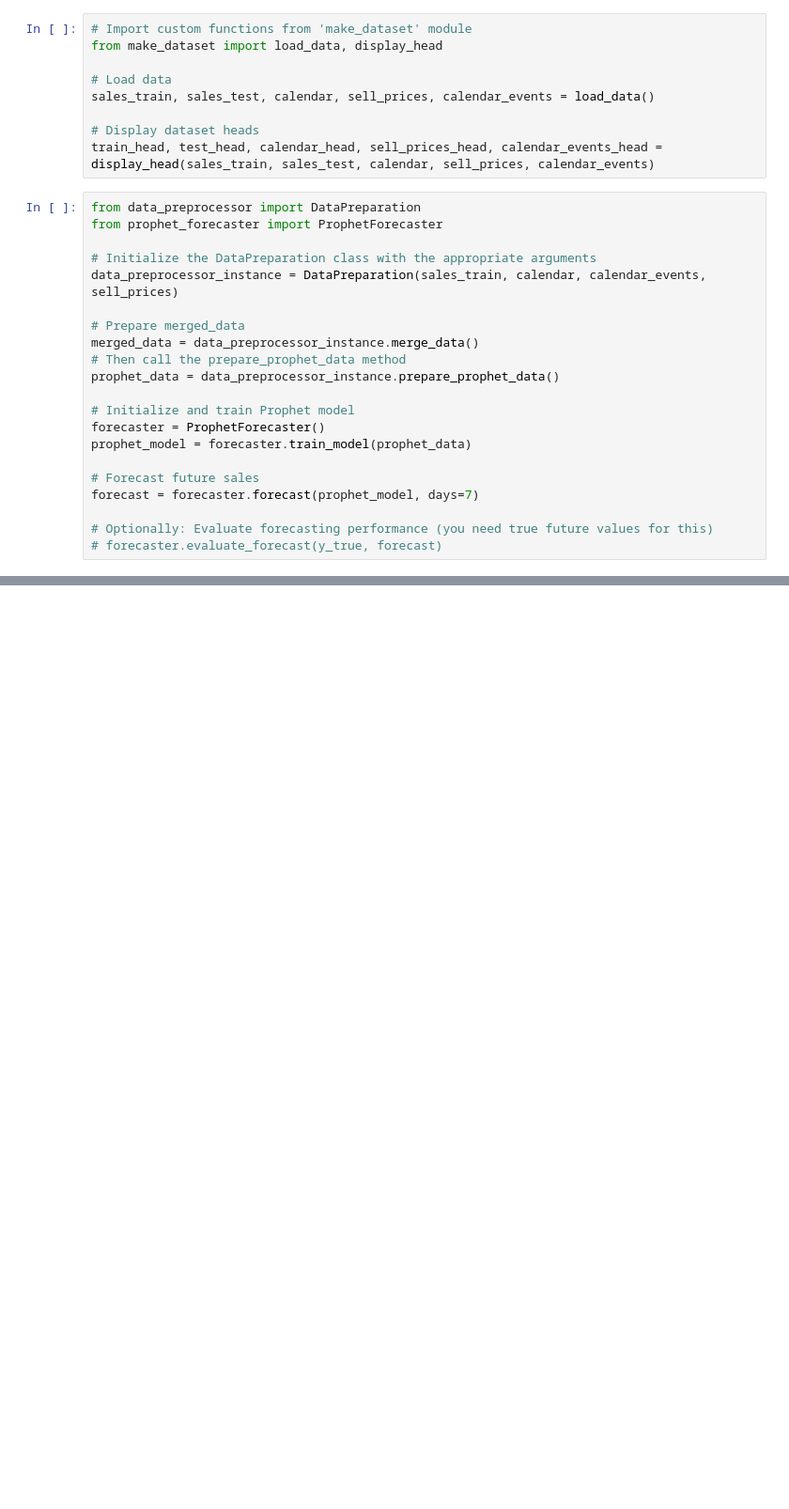
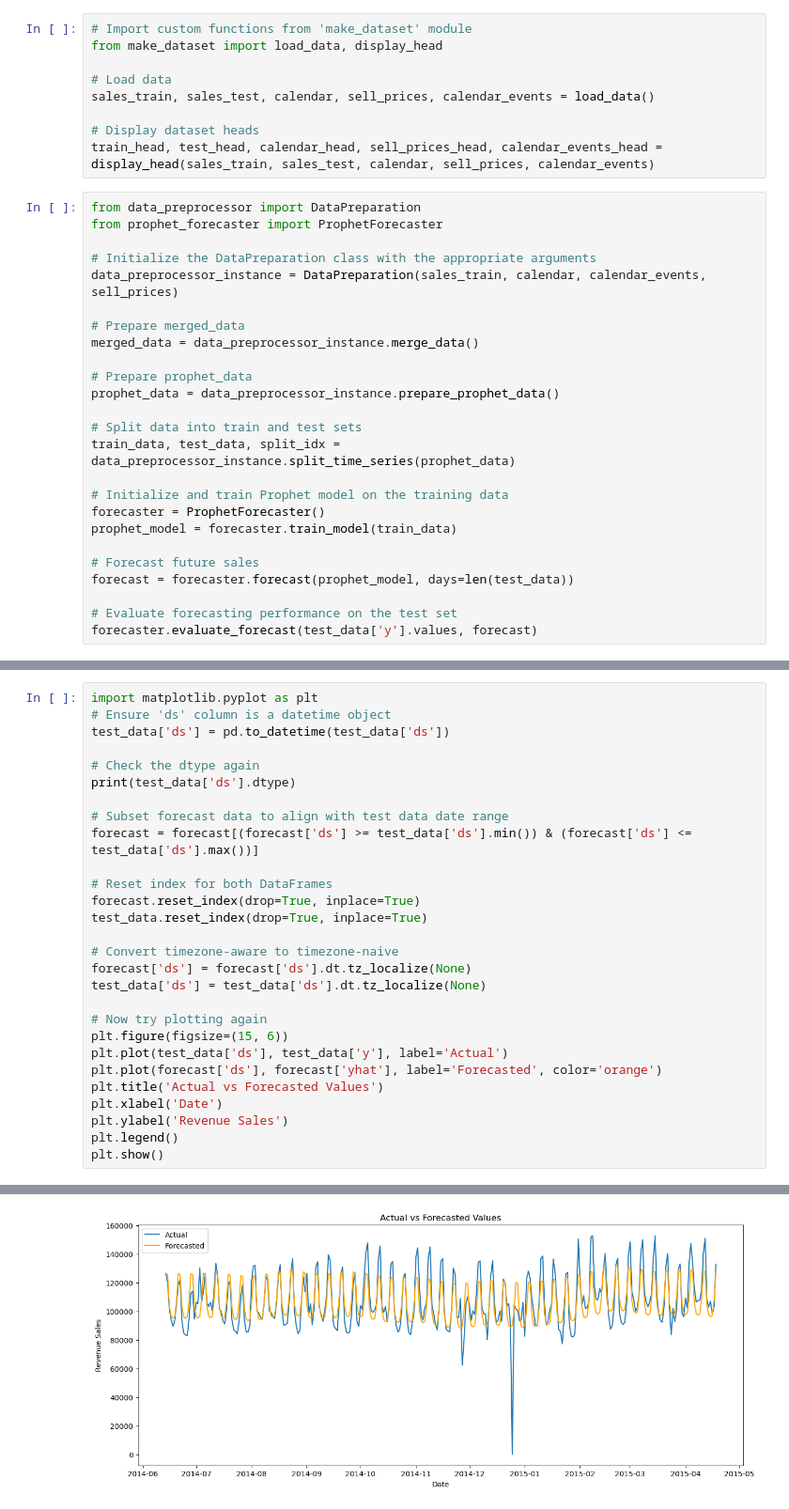
Before and after one commit to vishalraj247/SalesMaster-ML, a Jupyter notebook: notebooks/forecasting/raj_vishal-14227627-forecasting_phophet.ipynb, the cells around one changed output, grey strips where cells are left out. Shown: that part at 94% size. Cells and saved outputs as stored; diff of their text form; blank space fills up the shorter version.

```diff
--- a/notebooks/forecasting/raj_vishal-14227627-forecasting_phophet.ipynb
+++ b/notebooks/forecasting/raj_vishal-14227627-forecasting_phophet.ipynb
@@ -25,16 +25,20 @@ data_preprocessor_instance = DataPreparation(sales_train, calendar, calendar_eve
 
 # Prepare merged_data
 merged_data = data_preprocessor_instance.merge_data()
-# Then call the prepare_prophet_data method
+
+# Prepare prophet_data
 prophet_data = data_preprocessor_instance.prepare_prophet_data()
 
-# Initialize and train Prophet model
+# Split data into train and test sets
+train_data, test_data, split_idx = data_preprocessor_instance.split_time_series(prophet_data)
+
+# Initialize and train Prophet model on the training data
 forecaster = ProphetForecaster()
-prophet_model = forecaster.train_model(prophet_data)
+prophet_model = forecaster.train_model(train_data)
 
 # Forecast future sales
-forecast = forecaster.forecast(prophet_model, days=7)
+forecast = forecaster.forecast(prophet_model, days=len(test_data))
 
-# Optionally: Evaluate forecasting performance (you need true future values for this)
-# forecaster.evaluate_forecast(y_true, forecast)
+# Evaluate forecasting performance on the test set
+forecaster.evaluate_forecast(test_data['y'].values, forecast)
 # %% [output]
@@ -81,0 +66,29 @@ Note: you may need to restart the kernel to use updated packages.
+# %%
+import matplotlib.pyplot as plt
+# Ensure 'ds' column is a datetime object
+test_data['ds'] = pd.to_datetime(test_data['ds'])
+
+# Check the dtype again
+print(test_data['ds'].dtype)
+
+# Subset forecast data to align with test data date range
+forecast = forecast[(forecast['ds'] >= test_data['ds'].min()) & (forecast['ds'] <= test_data['ds'].max())]
+
+# Reset index for both DataFrames
+forecast.reset_index(drop=True, inplace=True)
+test_data.reset_index(drop=True, inplace=True)
+
+# Convert timezone-aware to timezone-naive
+forecast['ds'] = forecast['ds'].dt.tz_localize(None)
+test_data['ds'] = test_data['ds'].dt.tz_localize(None)
+
+# Now try plotting again
+plt.figure(figsize=(15, 6))
+plt.plot(test_data['ds'], test_data['y'], label='Actual')
+plt.plot(forecast['ds'], forecast['yhat'], label='Forecasted', color='orange')
+plt.title('Actual vs Forecasted Values')
+plt.xlabel('Date')
+plt.ylabel('Revenue Sales')
+plt.legend()
+plt.show()
+# %% [output]
@@ -81,0 +106 @@ Note: you may need to restart the kernel to use updated packages.
+[figure, added]
```
Also changed, not shown: parts of 7 cells of this notebook, 4 other files.
